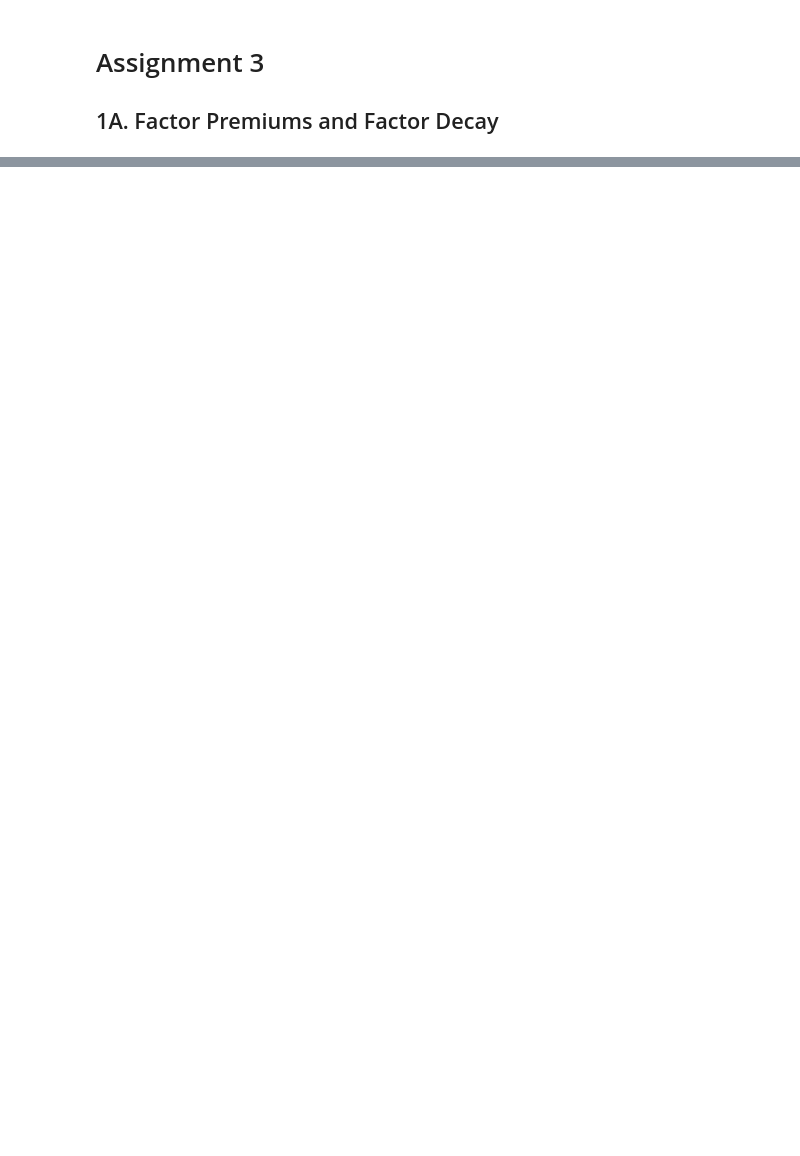
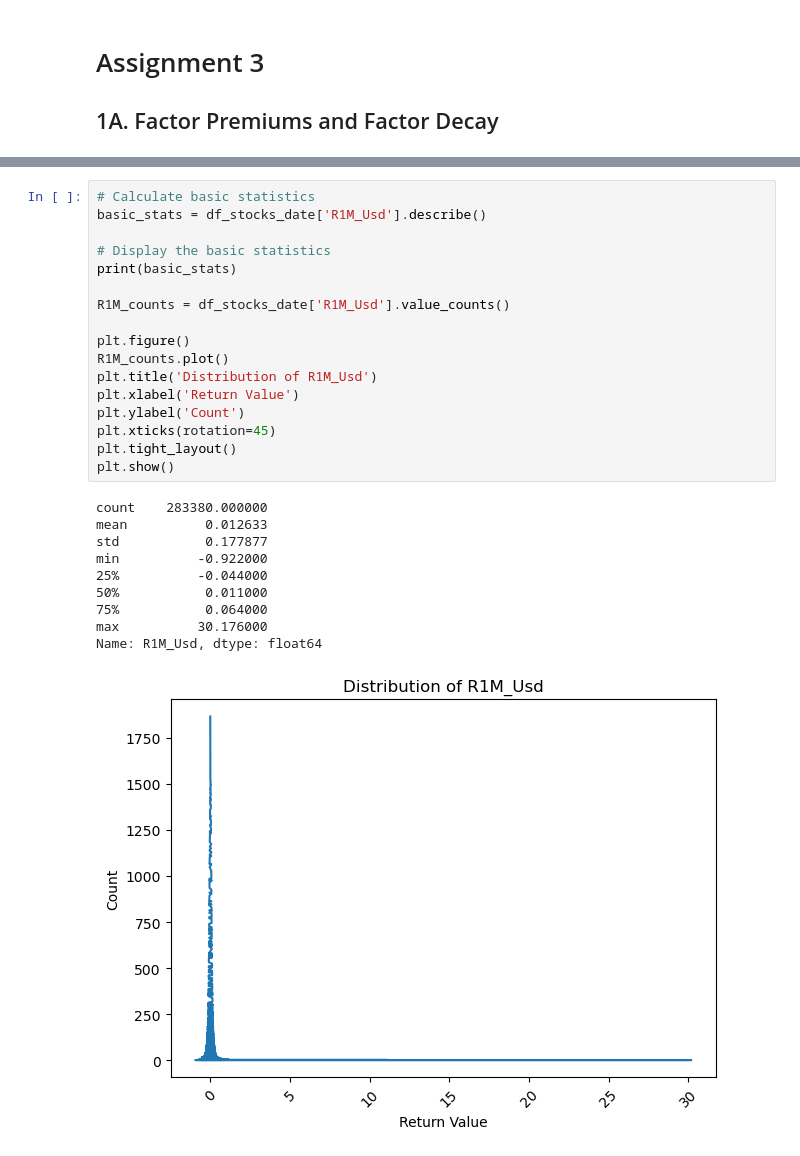
Before and after one commit to KiranReddy0808/FE5108-Portfolio-Theory-and-Investments, a Jupyter notebook: Assignment 3/Assignment3.ipynb, the cells around one changed output, grey strips where cells are left out. Drawn from its saved outputs; the diff is of its cells as text; blank space fills up the shorter version.

```diff
--- a/Assignment 3/Assignment3.ipynb
+++ b/Assignment 3/Assignment3.ipynb
@@ -109,0 +170,28 @@ Mkt-RF: 2.6632732610065117
+# %%
+# Calculate basic statistics
+basic_stats = df_stocks_date['R1M_Usd'].describe()
+
+# Display the basic statistics
+print(basic_stats)
+
+R1M_counts = df_stocks_date['R1M_Usd'].value_counts()
+
+plt.figure()
+R1M_counts.plot()
+plt.title('Distribution of R1M_Usd')
+plt.xlabel('Return Value')
+plt.ylabel('Count')
+plt.xticks(rotation=45)
+plt.tight_layout()
+plt.show()
+# %% [output]
+count    283380.000000
+mean          0.012633
+std           0.177877
+min          -0.922000
+25%          -0.044000
+50%           0.011000
+75%           0.064000
+max          30.176000
+Name: R1M_Usd, dtype: float64
+[figure, added]
```
Also changed, not shown: parts of 13 cells of this notebook, 8 other files.
